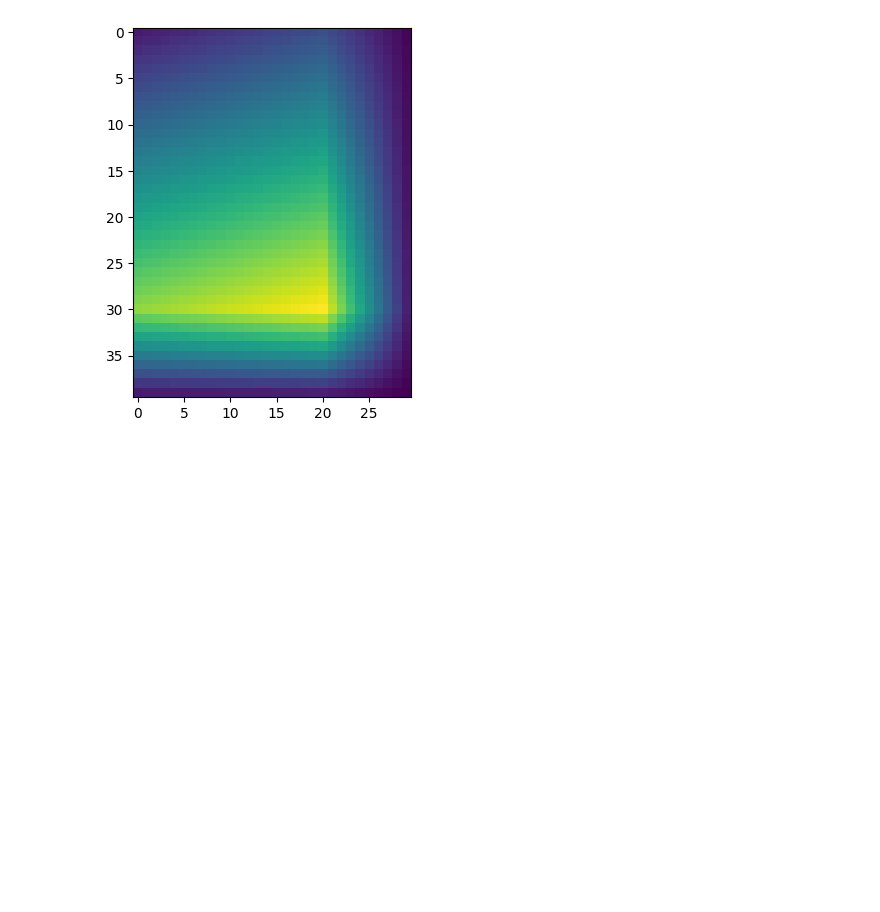
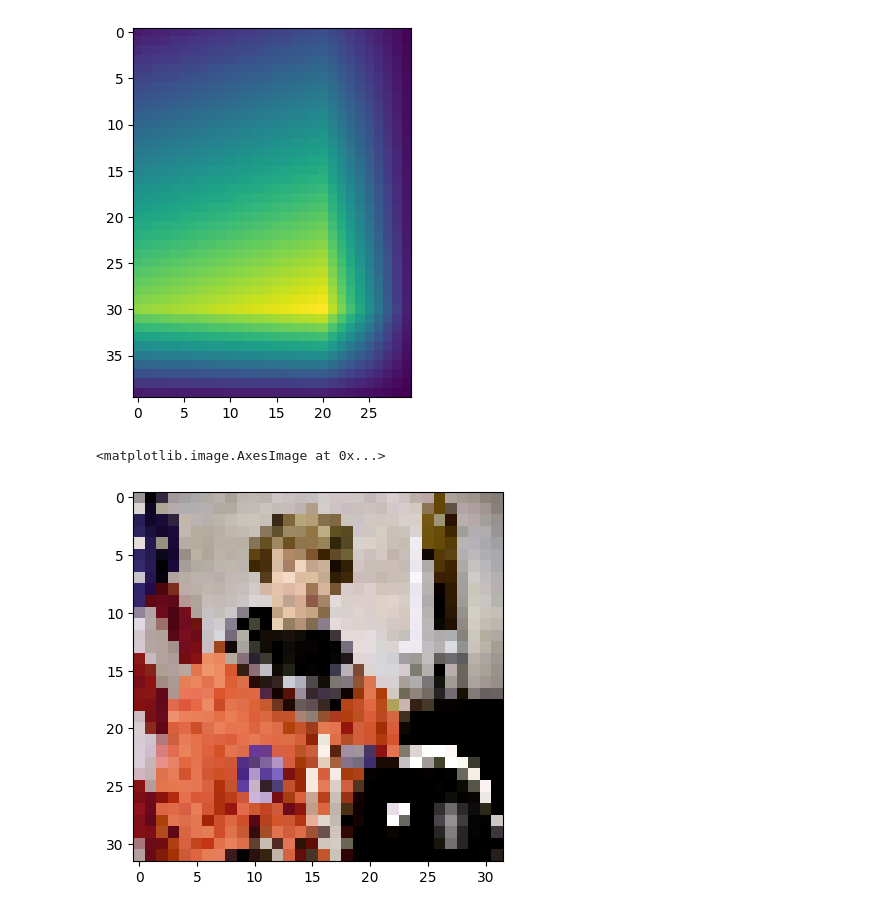
Before and after one commit to Cranhat/digital-signals-and-images, a Jupyter notebook: convolution_interpolation.ipynb, the cells around one changed output. Cells and saved outputs as stored; diff of their text form; code cells hidden in the pictures; blank space fills up the shorter version.

Commit message:
added functionality for rgb images

```diff
--- a/convolution_interpolation.ipynb
+++ b/convolution_interpolation.ipynb
@@ -66,9 +73,17 @@ def mean_kernel(data, matrix_size):
     for j in range(matrix_size):
       sum += data[i][j] * matrix[i][j]
   return np.divide(sum, np.power(matrix_size, 2))
+# %%
+def channel_division_for_convolution(image: NDArray, convolution_function: callable, kernel: callable, kernel_size: int, step: int) -> NDArray:
+    width, height, rgb = image.shape
+    result = np.zeros([int(width/step), int(height/step), 3], dtype=int)
+    for i in range(3):
+       result[:, :, i] = convolution_function(image[:, :, i], kernel, kernel_size, step).astype(int)
+    return result
 # %%
 image_circle_from_file = np.asarray(Image.open('/content/drive/MyDrive/image.png'))
 camera_grayscale = skimage.data.camera()
+astronaut = skimage.data.astronaut()
 # %%
 image_circle = convolution(image_circle_from_file, mean_kernel, 1, 16)
 plt.imshow(image_circle)
@@ -112,3 +127,5 @@ plt.imshow(image_interpolate2d(sample_array, 10, linear_kernel2d))
 # %% [output]
 <matplotlib.image.AxesImage at 0x...>
 [figure]
+# %%
+astronaut_smaller = channel_division_for_convolution(astronaut, convolution, mean_kernel, 1, 16)
@@ -114,0 +134,5 @@ plt.imshow(image_interpolate2d(sample_array, 10, linear_kernel2d))
+# %%
+plt.imshow(astronaut_smaller)
+# %% [output]
+<matplotlib.image.AxesImage at 0x...>
+[figure, added]
```
Also changed, not shown: parts of 3 cells of this notebook.
